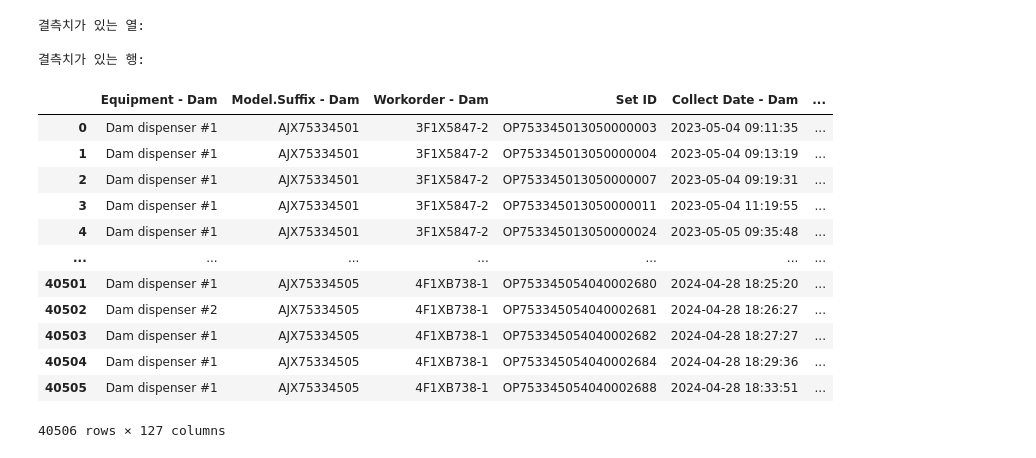
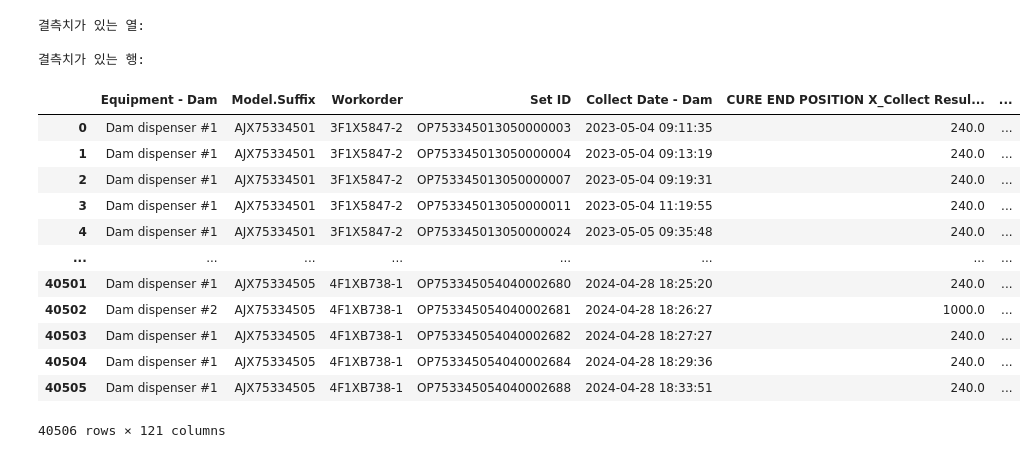
Before and after one commit to moool01/LGAIMERS5th, a Jupyter notebook: make_csv.ipynb, the cells around one changed output. Saved outputs shown, nothing was run; the diff lists cells and outputs as text; code cells hidden in the pictures.

```diff
--- a/make_csv.ipynb
+++ b/make_csv.ipynb
@@ -234,19 +232,34 @@ for index, row in df_merged.iterrows():
 for column in df_merged.columns:
     if df_merged[column].nunique() == 1:
         df_merged.drop(column, axis=1, inplace=True)
-# %%
-df_merged
-# %% [output]
-|  | Equipment - Dam | Model.Suffix - Dam | Workorder - Dam | Set ID | Collect Date - Dam | ... |
-| 0 | Dam dispenser #1 | AJX75334501 | 3F1X5847-2 | OP753345013050000003 | 2023-05-04 09:11:35 | ... |
-| 1 | Dam dispenser #1 | AJX75334501 | 3F1X5847-2 | OP753345013050000004 | 2023-05-04 09:13:19 | ... |
-| 2 | Dam dispenser #1 | AJX75334501 | 3F1X5847-2 | OP753345013050000007 | 2023-05-04 09:19:31 | ... |
-| 3 | Dam dispenser #1 | AJX75334501 | 3F1X5847-2 | OP753345013050000011 | 2023-05-04 11:19:55 | ... |
-| 4 | Dam dispenser #1 | AJX75334501 | 3F1X5847-2 | OP753345013050000024 | 2023-05-05 09:35:48 | ... |
-| ... | ... | ... | ... | ... | ... | ... |
-| 40501 | Dam dispenser #1 | AJX75334505 | 4F1XB738-1 | OP753345054040002680 | 2024-04-28 18:25:20 | ... |
-| 40502 | Dam dispenser #2 | AJX75334505 | 4F1XB738-1 | OP753345054040002681 | 2024-04-28 18:26:27 | ... |
-| 40503 | Dam dispenser #1 | AJX75334505 | 4F1XB738-1 | OP753345054040002682 | 2024-04-28 18:27:27 | ... |
-| 40504 | Dam dispenser #1 | AJX75334505 | 4F1XB738-1 | OP753345054040002684 | 2024-04-28 18:29:36 | ... |
-| 40505 | Dam dispenser #1 | AJX75334505 | 4F1XB738-1 | OP753345054040002688 | 2024-04-28 18:33:51 | ... |
-40506 rows × 127 columns
+# %%
+
+columns_to_drop = [
+        'Model.Suffix - Fill1', 'Model.Suffix - Fill2', 'Model.Suffix - AutoClave',
+        'Workorder - Fill1', 'Workorder - Fill2', 'Workorder - AutoClave'
+]
+
+# 열 삭제
+df_merged = df_merged.drop(columns=columns_to_drop)
+
+# 열 이름 변경
+df_merged = df_merged.rename(columns={
+    'Model.Suffix - Dam': 'Model.Suffix',
+    'Workorder - Dam': 'Workorder'
+})
+
+df_merged
+# %% [output]
+|  | Equipment - Dam | Model.Suffix | Workorder | Set ID | Collect Date - Dam | CURE END POSITION X_Collect Resul... | ... |
+| 0 | Dam dispenser #1 | AJX75334501 | 3F1X5847-2 | OP753345013050000003 | 2023-05-04 09:11:35 | 240.0 | ... |
+| 1 | Dam dispenser #1 | AJX75334501 | 3F1X5847-2 | OP753345013050000004 | 2023-05-04 09:13:19 | 240.0 | ... |
+| 2 | Dam dispenser #1 | AJX75334501 | 3F1X5847-2 | OP753345013050000007 | 2023-05-04 09:19:31 | 240.0 | ... |
+| 3 | Dam dispenser #1 | AJX75334501 | 3F1X5847-2 | OP753345013050000011 | 2023-05-04 11:19:55 | 240.0 | ... |
+| 4 | Dam dispenser #1 | AJX75334501 | 3F1X5847-2 | OP753345013050000024 | 2023-05-05 09:35:48 | 240.0 | ... |
+| ... | ... | ... | ... | ... | ... | ... | ... |
+| 40501 | Dam dispenser #1 | AJX75334505 | 4F1XB738-1 | OP753345054040002680 | 2024-04-28 18:25:20 | 240.0 | ... |
+| 40502 | Dam dispenser #2 | AJX75334505 | 4F1XB738-1 | OP753345054040002681 | 2024-04-28 18:26:27 | 1000.0 | ... |
+| 40503 | Dam dispenser #1 | AJX75334505 | 4F1XB738-1 | OP753345054040002682 | 2024-04-28 18:27:27 | 240.0 | ... |
+| 40504 | Dam dispenser #1 | AJX75334505 | 4F1XB738-1 | OP753345054040002684 | 2024-04-28 18:29:36 | 240.0 | ... |
+| 40505 | Dam dispenser #1 | AJX75334505 | 4F1XB738-1 | OP753345054040002688 | 2024-04-28 18:33:51 | 240.0 | ... |
+40506 rows × 121 columns
```
Also changed, not shown: parts of 2 cells of this notebook, 1 other file.
